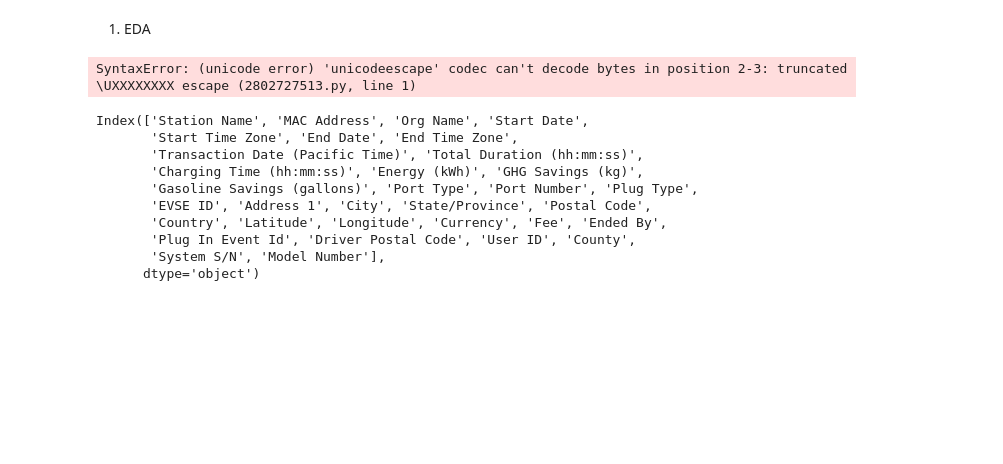
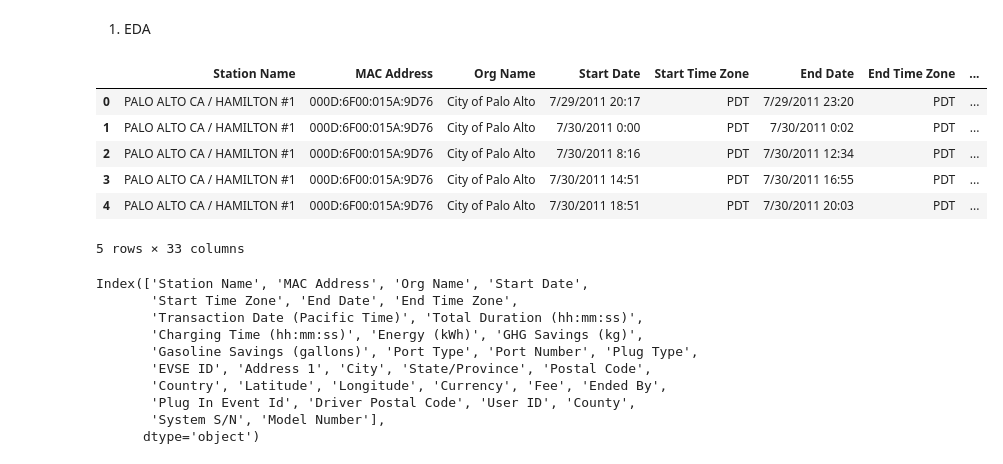
Before and after one commit to natvar55/IT496_Data_Voyagers_Project1, a Jupyter notebook: EV_Charging_Station_Usage.ipynb, the cells around one changed output. Drawn from its saved outputs; the diff is of its cells as text; code cells hidden in the pictures; blank space fills up the shorter version.

```diff
--- a/EV_Charging_Station_Usage.ipynb
+++ b/EV_Charging_Station_Usage.ipynb
@@ -8,10 +8,16 @@ import pandas as pd
 import matplotlib.pyplot as plt
 import seaborn as sns
 # %%
-df=pd.read_csv("C:\Users\Shashank\Documents\Sem-5\Data Mining\Project1\IT496_Data_Voyagers_Project1\EVChargingStationUsage.csv")
+df=pd.read_csv('EVChargingStationUsage.csv')
 df.head()
 # %% [output]
+|  | Station Name | MAC Address | Org Name | Start Date | Start Time Zone | End Date | End Time Zone | ... |
+| 0 | PALO ALTO CA / HAMILTON #1 | 000D:6F00:015A:9D76 | City of Palo Alto | 7/29/2011 20:17 | PDT | 7/29/2011 23:20 | PDT | ... |
+| 1 | PALO ALTO CA / HAMILTON #1 | 000D:6F00:015A:9D76 | City of Palo Alto | 7/30/2011 0:00 | PDT | 7/30/2011 0:02 | PDT | ... |
+| 2 | PALO ALTO CA / HAMILTON #1 | 000D:6F00:015A:9D76 | City of Palo Alto | 7/30/2011 8:16 | PDT | 7/30/2011 12:34 | PDT | ... |
+| 3 | PALO ALTO CA / HAMILTON #1 | 000D:6F00:015A:9D76 | City of Palo Alto | 7/30/2011 14:51 | PDT | 7/30/2011 16:55 | PDT | ... |
+| 4 | PALO ALTO CA / HAMILTON #1 | 000D:6F00:015A:9D76 | City of Palo Alto | 7/30/2011 18:51 | PDT | 7/30/2011 20:03 | PDT | ... |
-SyntaxError: (unicode error) 'unicodeescape' codec can't decode bytes in position 2-3: truncated \UXXXXXXXX escape (2802727513.py, line 1)
+5 rows × 33 columns
 # %%
 df.columns
 # %% [output]
```
Also changed, not shown: parts of 3 cells of this notebook.
